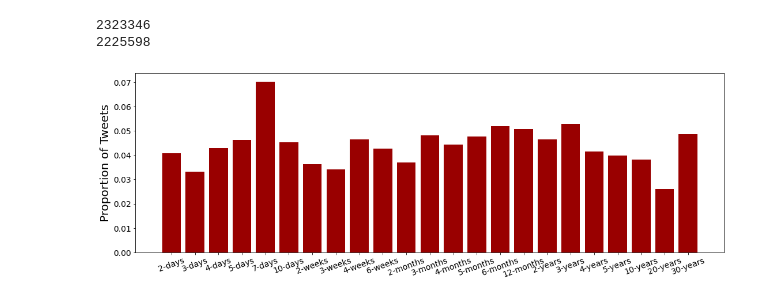
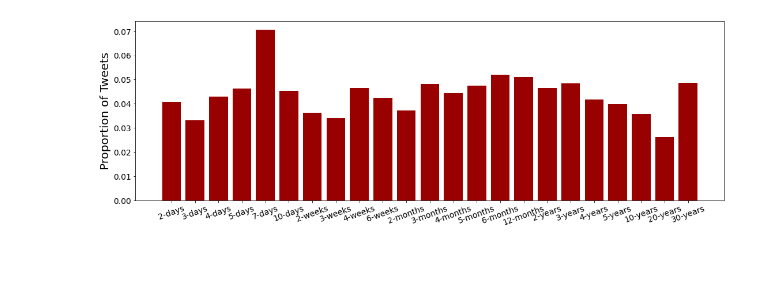
Before and after one commit to CalvinIsch/agents, a Jupyter notebook: SI.ipynb, the cells around one changed output. Drawn from its saved outputs; the diff is of its cells as text; code cells hidden in the pictures; blank space fills up the shorter version.

```diff
--- a/SI.ipynb
+++ b/SI.ipynb
@@ -30,22 +23,22 @@ all_phrases = ['2 days','3 days','4 days','5 days','7 days','10 days',
 all_sents = [f for f in listdir('data/VADER/') if isfile(join('data/VADER/', f))]
 all_sents = ["data/VADER/"+f for f in all_sents if f[len(f)-4:]== ".csv"]
 
-
-var = 'vader'
 df = pd.read_csv(all_sents[0])
 df['phrase'] = all_sents[0][11:all_sents[0].index('_')]
-df = df[['tweet_id','created_at','phrase',var]]
+df = df[['tweet_id','created_at','phrase','vader']]
 
 for i in all_sents[1:]:
     df_1 = pd.read_csv(i)
     df_1['phrase'] = i[11:i.index('_')]
 
-    df_1 = df_1[['tweet_id','created_at','phrase',var]]
+    df_1 = df_1[['tweet_id','created_at','phrase','vader']]
     df = pd.concat([df,df_1])
 
+# Drop neutral vader, NA, and any duplicates
 df = df.loc[df.vader!=0]
 df.created_at = pd.to_datetime(df['created_at'])
-df = df.dropna(subset=[var])
+df = df.dropna(subset=['vader'])
+df = df.drop_duplicates()
 df = df.loc[~df.tweet_id.isin(list(df_bot_accounts.tweet_id))]
 # %%
 p_d = ['2-days','3-days','4-days','5-days','7-days','10-days','2-weeks','3-weeks','4-weeks']
@@ -89,58 +89,52 @@ plt.show()
 # Read all of the filenames
 df = pd.read_csv(all_sents[0])
 df['phrase'] = all_sents[0][11:all_sents[0].index('_')]
-df = df[['tweet_id','created_at','phrase',var]]
-
+df = df[['tweet_id','created_at','phrase','vader']]
 for i in all_sents[1:]:
     df_1 = pd.read_csv(i)
     df_1['phrase'] = i[11:i.index('_')]
-
-    df_1 = df_1[['tweet_id','created_at','phrase',var]]
+    df_1 = df_1[['tweet_id','created_at','phrase','vader']]
     df = pd.concat([df,df_1])
 
 df = df.loc[df.vader!=0]
 df.created_at = pd.to_datetime(df['created_at'])
-df = df.dropna(subset=[var])
-print(df.tweet_id.count())
+df = df.dropna(subset=['vader'])
+df_bots = df.copy()
 df = df.loc[~df.tweet_id.isin(list(df_bot_accounts.tweet_id))]
-print(df.tweet_id.count())
 
 dif_counts = []
 dif_counts_props = []
 all_phrases = ['2-days','3-days','4-days','5-days','7-days','10-days',
                '2-weeks','3-weeks','4-weeks','6-weeks',
               '2-months','3-months','4-months','5-months','6-months','12-months',
               '2-years','3-years','4-years','5-years','10-years','20-years','30-years']
 for p in all_phrases:
     all_tweets = df_bots.loc[df_bots['phrase'] == p].vader.count()
     bots_removed = df.loc[df['phrase'] == p].vader.count()
 
     dif_counts.append(all_tweets - bots_removed)
     dif_counts_props.append((all_tweets - bots_removed) / all_tweets)
 
 
 bars = ('2 days','3 days','4 days','5 days','7 days','10 days',
                '2 weeks','3 weeks','4 weeks','6 weeks',
               '2 months','3 months','4 months','5 months','6 months','12 months',
               '2 years','3 years','4 years','5 years','10 years','20 years','30 years')
 y_pos = np.arange(len(bars))
+
+# Create the figure
 fig, axs = plt.subplots(1, 1,figsize=(16,6))
 fig.tight_layout(pad=5)
-
-
 axs.bar(y_pos, dif_counts_props,color = "#990000")
 axs.set_xticks(y_pos)
 axs.set_xticklabels(all_phrases, rotation= 20)
 axs.tick_params(labelsize=14)
 axs.set_ylabel('Proportion of Tweets',fontsize=20)
-#axs.set_title("Proportion of Bot-tweets per Phrase",fontsize = 24)
 
 plt.savefig('SI-plots/bot-tweets-per-phrase.png',dpi=400)
 plt.show()
 # %% [output]
-2323346
-2225598
-[figure, old version]
+[figure, new version]
 # %%
 # Helper function to get the counts of all dates
 def get_counts():
```
Also changed, not shown: parts of 8 cells of this notebook, 1 other file.
